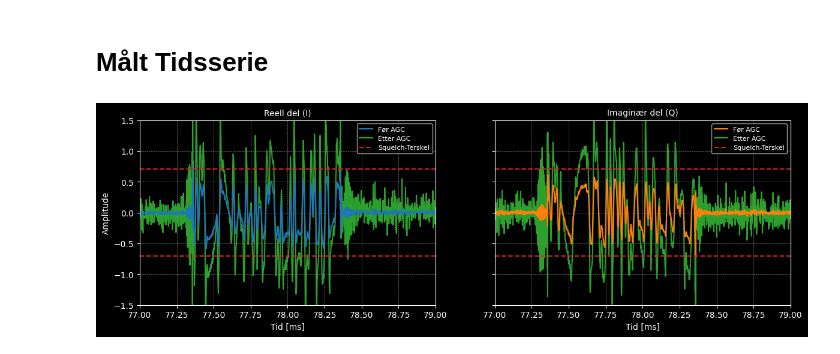
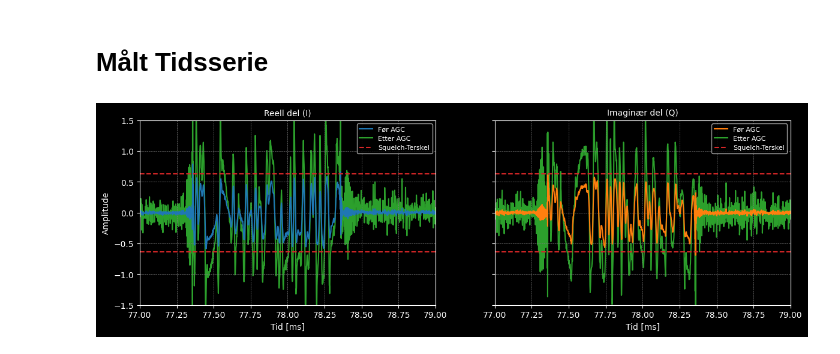
Before and after one commit to SkaugJr/TTT4145-Radiokommunikasjon, a Jupyter notebook: Prosjekt/Tidsserie.ipynb, the cells around one changed output. Saved outputs shown, nothing was run; the diff lists cells and outputs as text; code cells hidden in the pictures.

```diff
--- a/Prosjekt/Tidsserie.ipynb
+++ b/Prosjekt/Tidsserie.ipynb
@@ -65,37 +65,37 @@ end_time = 4  + 75  # Sluttidspunkt for tidsvindu
 start_idx = np.searchsorted(t, start_time)  # Indeks for starttid
 end_idx = np.searchsorted(t, end_time)      # Indeks for sluttid
 
-threshold_dB = -3
+threshold_dB = -4
 amplitude_threshold = 10**(threshold_dB/20)  # Konverter dB til lineær skala
 
 # Plotting
 fig, axs = plt.subplots(1, 2, figsize=(14, 4),sharey=True)  # Tre subplots, vertikal layout
 
 axs[0].plot(t[start_idx:end_idx], np.real(rx_data[start_idx:end_idx]), color='tab:blue', zorder=2,label='Før AGC')
 axs[0].plot(t[start_idx:end_idx], np.real(rx_data_agc[start_idx:end_idx]), color='tab:green', zorder=1,label='Etter AGC')
 axs[0].axhline(y=amplitude_threshold, color='tab:red', linestyle='--', label='Squelch-Terskel')
 axs[0].axhline(y=-amplitude_threshold, color='tab:red', linestyle='--')
 axs[0].set_title('Reell del (I)', fontsize=10)
 axs[0].set_xlabel('Tid [ms]')
 axs[0].set_xlim(start_time, end_time)  # Sett x-aksen til tidsvinduet
 axs[0].set_xticks(np.arange(start_time, end_time+0.001, 0.25))  # Sett x-aksen til 0.5 ms intervaller
 axs[0].grid(color='gray', linestyle='--', linewidth=0.5)
 axs[0].legend(loc='upper right', fontsize=8)
 axs[0].set_ylabel('Amplitude', fontsize=10)
 axs[0].set_ylim(-1.5, 1.5)  # Sett y-aksen til -1.5 til 1.5 for bedre visning
 
 axs[1].plot(t[start_idx:end_idx], np.imag(rx_data[start_idx:end_idx]), color='tab:orange', zorder=2,label='Før AGC')
 axs[1].plot(t[start_idx:end_idx], np.imag(rx_data_agc[start_idx:end_idx]), color='tab:green', zorder=1,label='Etter AGC')
 axs[1].axhline(y=amplitude_threshold, color='tab:red', linestyle='--', label='Squelch-Terskel')
 axs[1].axhline(y=-amplitude_threshold, color='tab:red', linestyle='--')
 axs[1].set_title('Imaginær del (Q)', fontsize=10)
 axs[1].set_xlabel('Tid [ms]')
 axs[1].set_xlim(start_time, end_time)  # Sett x-aksen til tidsvinduet
 axs[1].set_xticks(np.arange(start_time, end_time+0.001, 0.25))  # Sett x-aksen til 0.5 ms intervaller
 axs[1].grid(color='gray', linestyle='--', linewidth=0.5)
 axs[1].legend(loc='upper right', fontsize=8)
 
 plt.savefig('Figurer/Rx_tid.pdf', bbox_inches='tight')
 plt.show()
 # %% [output]
-[figure, old version]
+[figure, new version]
```
Also changed, not shown: 7 other files.
